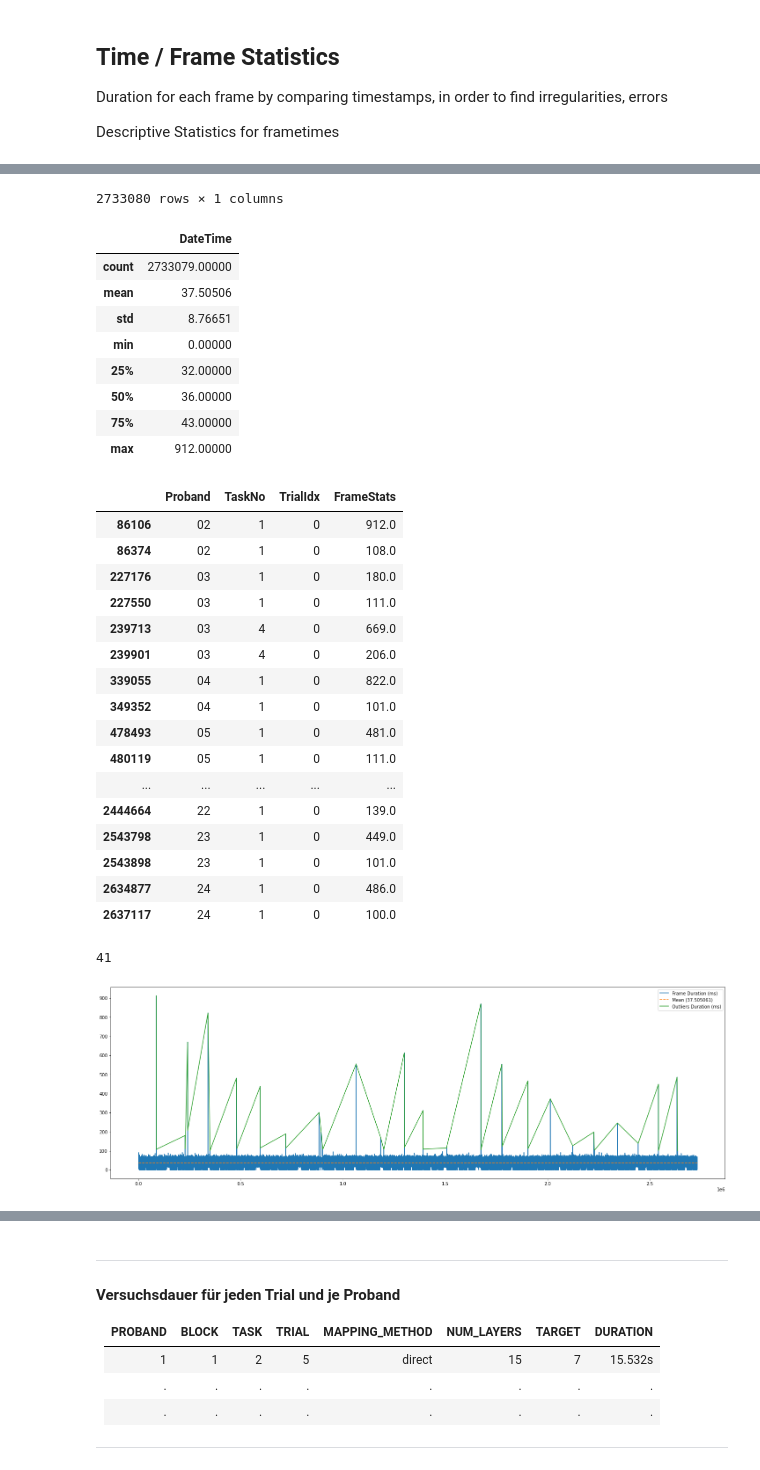
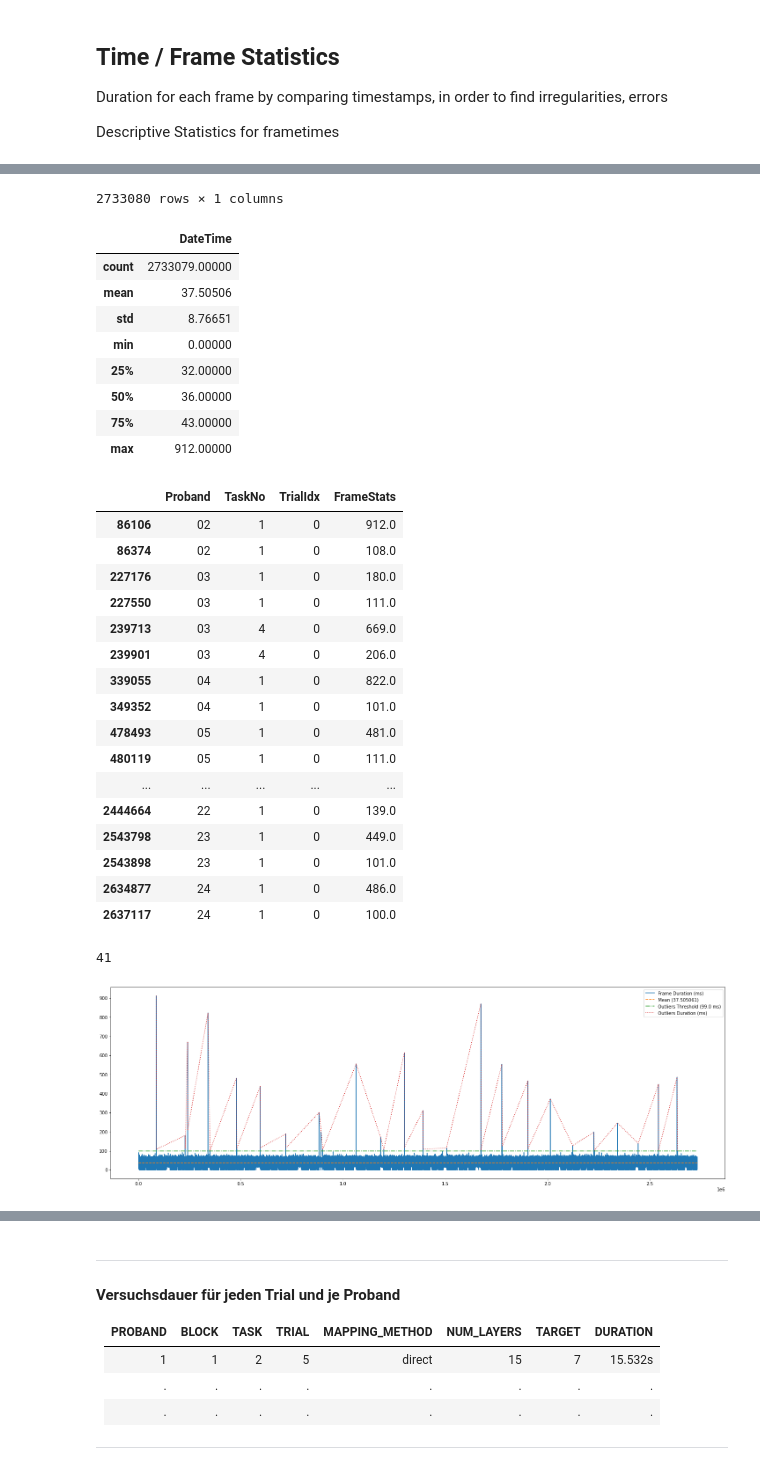
Before and after one commit to visualengineers/reflex-avi2022-results, a Jupyter notebook: code/zelasto study.ipynb, the cells around one changed output, grey strips where cells are left out. Cells and saved outputs as stored; diff of their text form; code cells hidden in the pictures.

```diff
--- a/code/zelasto study.ipynb
+++ b/code/zelasto study.ipynb
@@ -323,18 +323,23 @@ display(desc_stats.apply(lambda s: s.apply('{0:.5f}'.format)))
 
 data_complete["FrameStats"] = frameStats
 
-outliers = data_complete[data_complete["FrameStats"] > 99][["Proband", "TaskNo", "TrialIdx", "FrameStats"]]
+outliers_threshold = 99.0
+
+outliers = data_complete[data_complete["FrameStats"] > outliers_threshold][["Proband", "TaskNo", "TrialIdx", "FrameStats"]]
 
 display(outliers)
 
 y_mean = [desc_stats["DateTime"][1]] * len(frameStats)
+outliers_threshold_line = [outliers_threshold] * len(frameStats)
 
 fig,ax = plt.subplots(figsize=(25,8))
 
 ax.plot(frameStats.index, frameStats["DateTime"], label='Frame Duration (ms)')
 ax.plot(frameStats.index, y_mean, label=f'Mean ({format(desc_stats["DateTime"][1],"f")})', linestyle='--')
+ax.plot(frameStats.index, outliers_threshold_line, label=f'Outliers Threshold ({outliers_threshold} ms)', linestyle='-.')
 
-ax.plot(outliers.index, outliers["FrameStats"], label='Outliers Duration (ms)')
+ax.plot(outliers.index, outliers["FrameStats"], label='Outliers Duration (ms)', linestyle=':')
+
 
 legend = ax.legend(loc='upper right')
 
@@ -362,34 +367,34 @@ plt.show()
 | 2733078 | 43.0 |
 | 2733079 | 39.0 |
 2733080 rows × 1 columns
 |  | DateTime |
 | count | 2733079.00000 |
 | mean | 37.50506 |
 | std | 8.76651 |
 | min | 0.00000 |
 | 25% | 32.00000 |
 | 50% | 36.00000 |
 | 75% | 43.00000 |
 | max | 912.00000 |
 |  | Proband | TaskNo | TrialIdx | FrameStats |
 | 86106 | 02 | 1 | 0 | 912.0 |
 | 86374 | 02 | 1 | 0 | 108.0 |
 | 227176 | 03 | 1 | 0 | 180.0 |
 | 227550 | 03 | 1 | 0 | 111.0 |
 | 239713 | 03 | 4 | 0 | 669.0 |
 | 239901 | 03 | 4 | 0 | 206.0 |
 | 339055 | 04 | 1 | 0 | 822.0 |
 | 349352 | 04 | 1 | 0 | 101.0 |
 | 478493 | 05 | 1 | 0 | 481.0 |
 | 480119 | 05 | 1 | 0 | 111.0 |
 | ... | ... | ... | ... | ... |
 | 2444664 | 22 | 1 | 0 | 139.0 |
 | 2543798 | 23 | 1 | 0 | 449.0 |
 | 2543898 | 23 | 1 | 0 | 101.0 |
 | 2634877 | 24 | 1 | 0 | 486.0 |
 | 2637117 | 24 | 1 | 0 | 100.0 |
 41
-[figure, old version]
+[figure, new version]
 # %% [markdown]
 ---
 
```
Also changed, not shown: parts of 1 cell of this notebook, 5 other files.
